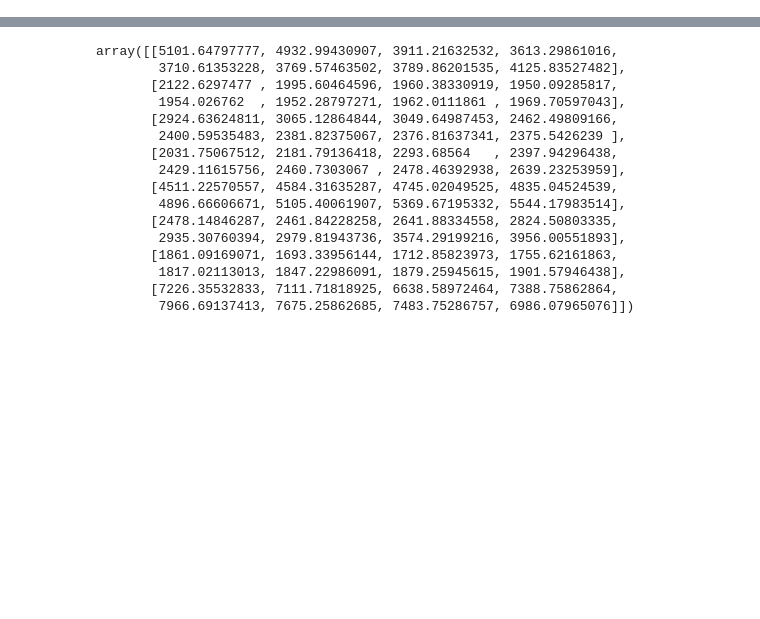
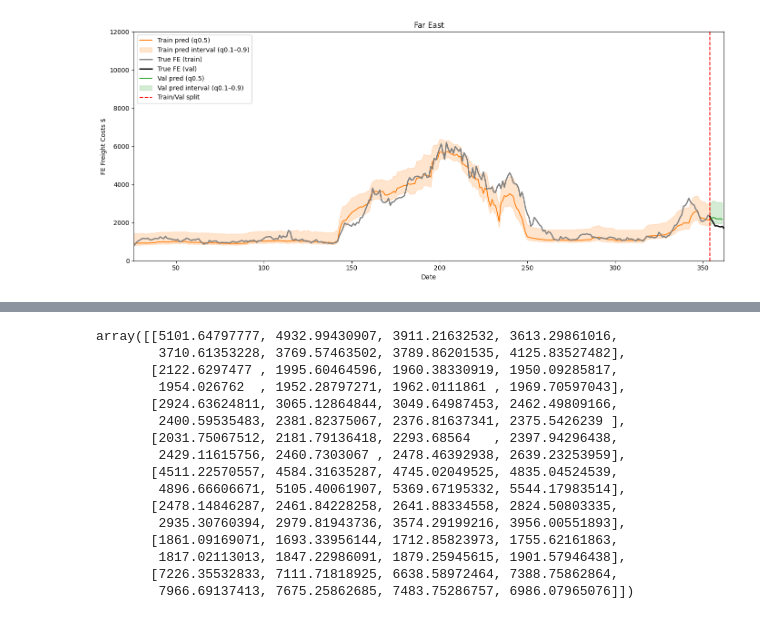
Before and after one commit to jpm0112/shippingNN, a Jupyter notebook: test_tft.ipynb, the cells around one changed output, grey strips where cells are left out. Saved outputs shown, nothing was run; the diff lists cells and outputs as text; code cells hidden in the pictures; blank space fills up the shorter version.

```diff
--- a/test_tft.ipynb
+++ b/test_tft.ipynb
@@ -240,0 +234,43 @@ plt.show()
+# %%
+plt.figure(figsize=(14, 6))
+plt.plot(x_train, y_train_med, label="Train pred (q0.5)", linewidth=1.5, color="tab:orange")
+plt.fill_between(
+    x_train,
+    y_train_low,
+    y_train_high,
+    alpha=0.2,
+    color="tab:orange",
+    label="Train pred interval (q0.1–0.9)",
+)
+y_val_med += y_diff_med
+y_val_low += y_diff_low
+y_val_high += y_diff_high
+train_cutoff = x_val.iloc[0]  # First validation time_idx
+train_true_mask = tmp["time_idx"] <= train_cutoff
+plt.plot(tmp.loc[train_true_mask, "time_idx"],
+         tmp.loc[train_true_mask, "FE"],
+         label="True FE (train)", linewidth=2, color="gray")
+val_true_mask = tmp["time_idx"] >= train_cutoff
+plt.plot(tmp.loc[val_true_mask, "time_idx"],
+         tmp.loc[val_true_mask, "FE"],
+         label="True FE (val)", linewidth=2, color="black")
+plt.plot(x_val, y_val_med, label="Val pred (q0.5)", linewidth=1.5, color="tab:green")
+plt.fill_between(
+    x_val,
+    y_val_low,
+    y_val_high,
+    alpha=0.2,
+    color="tab:green",
+    label="Val pred interval (q0.1–0.9)",
+)
+plt.plot([x_val.iloc[0],x_val.iloc[0]], [0,15000], linestyle='--', color='red', label='Train/Val split')
+plt.xlabel("Date")   # or "Date"
+plt.ylabel("FE Freight Costs $")
+plt.title("Far East")
+plt.xlim(26, tmp["time_idx"].max())
+plt.ylim(0, 12000)
+plt.legend()
+plt.tight_layout()
+plt.show()
+# %% [output]
+[figure, added]
```
Also changed, not shown: parts of 8 cells of this notebook, 13 other files.
